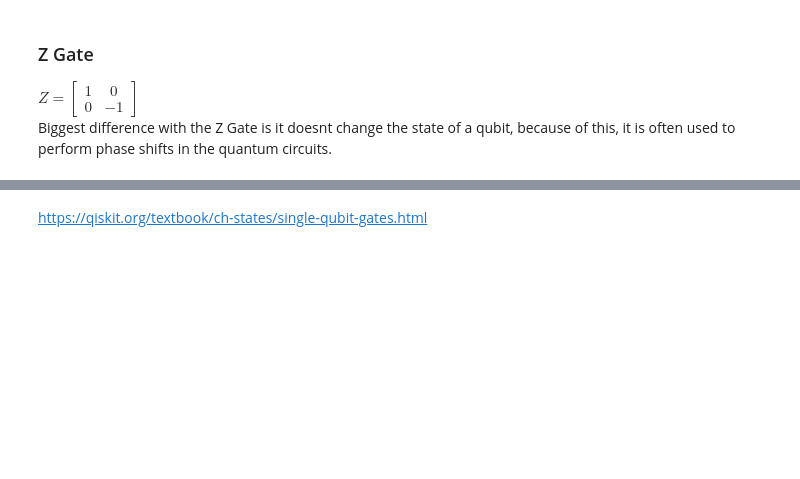
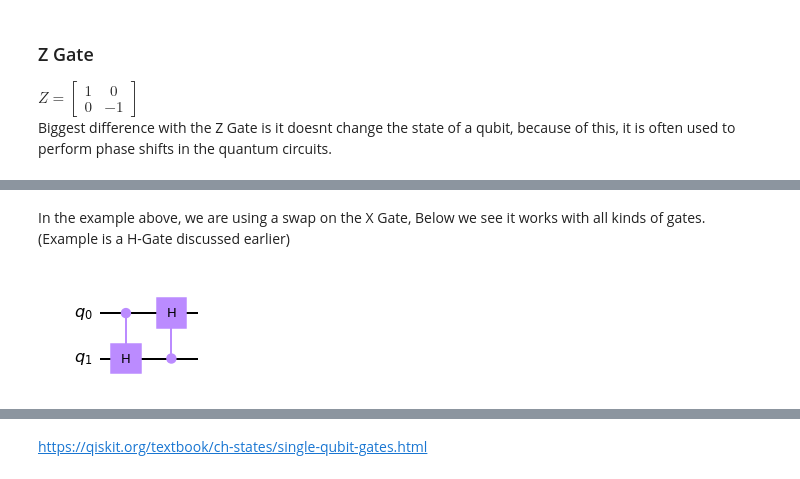
Before and after one commit to donalBolustrom99/ET-Assement, a Jupyter notebook: content/Quantum Computing.ipynb, the cells around one changed output, grey strips where cells are left out. Drawn from its saved outputs; the diff is of its cells as text; code cells hidden in the pictures; blank space fills up the shorter version.

```diff
--- a/content/Quantum Computing.ipynb
+++ b/content/Quantum Computing.ipynb
@@ -127,0 +195,13 @@ circuit.draw(output='mpl', initial_state=1)
+# %% [markdown]
+In the example above, we are using a swap on the X Gate, Below we see it works with all kinds of gates. (Example is a H-Gate discussed earlier)
+# %%
+# Create a circuit
+circuit = qiskit.QuantumCircuit(2)
+
+circuit.ch(s0,s1) # copies 1 from s0 to s1
+circuit.ch(s1,s0) # uses the 1 on s1 to rotate the state of s0 to 0
+
+# draw circuit
+circuit.draw(output='mpl')
+# %% [output]
+[figure, added]
```
Also changed, not shown: parts of 16 cells of this notebook.
